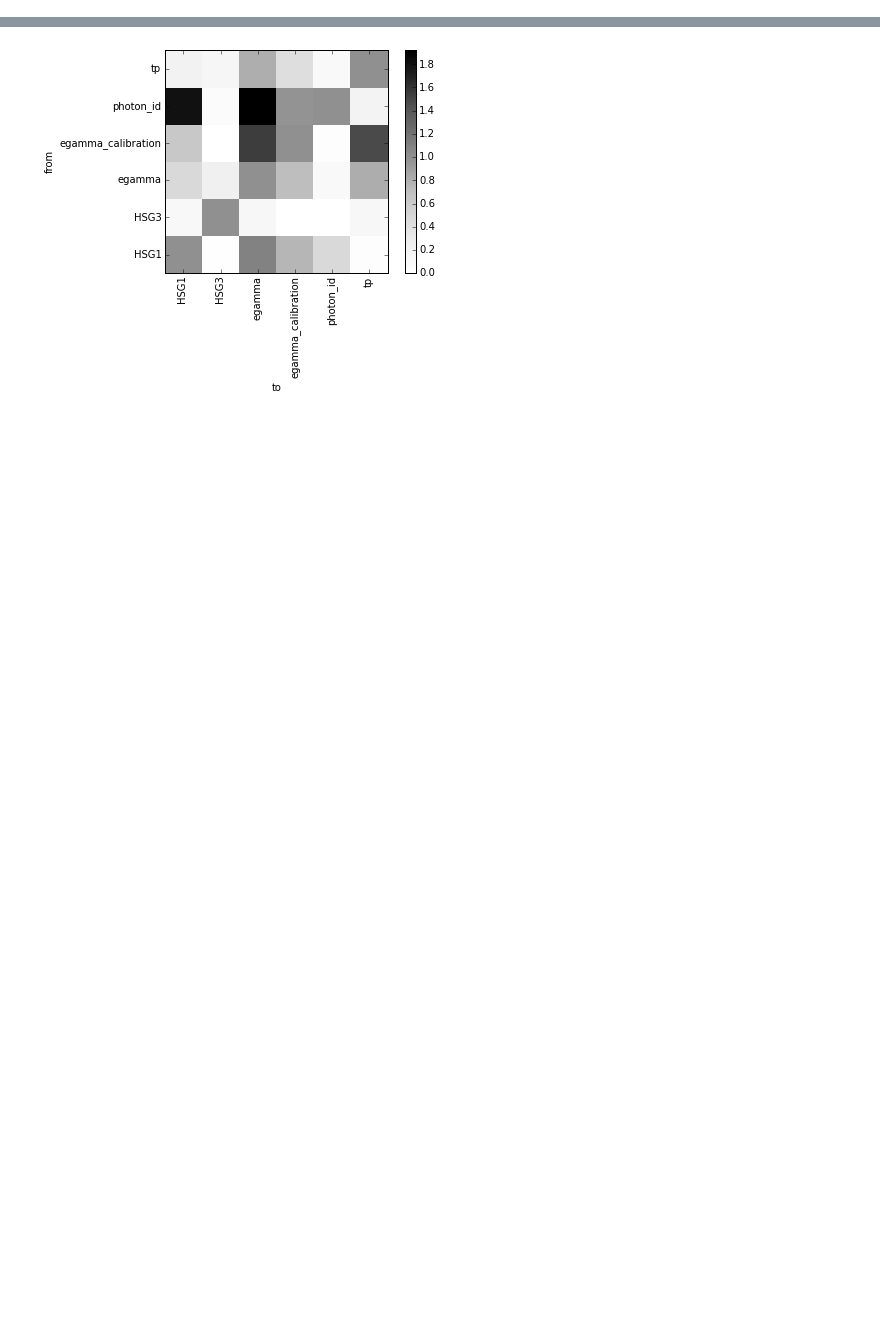
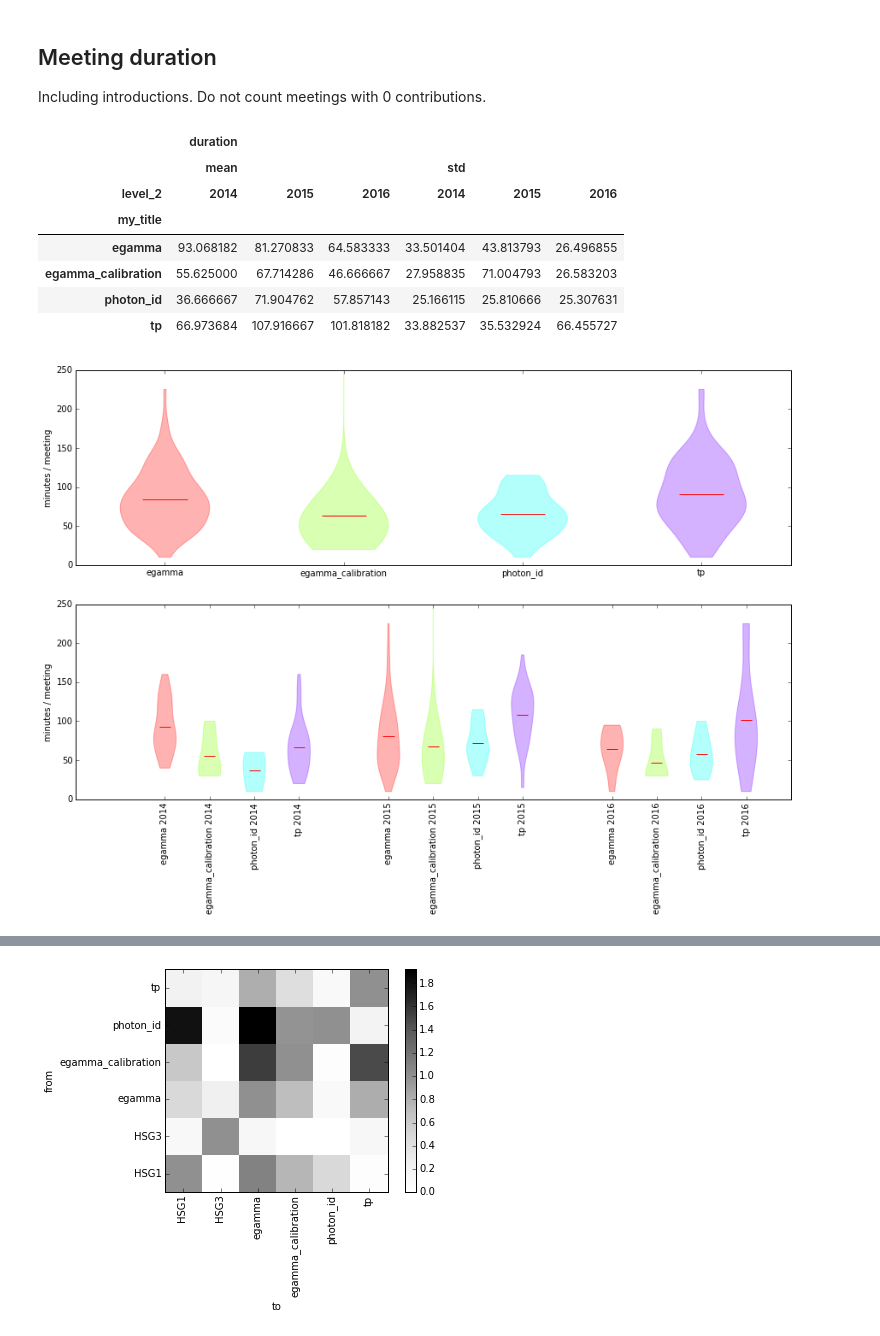
Before and after one commit to wiso/indico_statistics, a Jupyter notebook: plot.ipynb, the cells around one changed output, grey strips where cells are left out. Drawn from its saved outputs; the diff is of its cells as text; code cells hidden in the pictures; blank space fills up the shorter version.

```diff
--- a/plot.ipynb
+++ b/plot.ipynb
@@ -54,0 +223,43 @@ ax.legend()
+# %% [markdown]
+## Meeting duration
+Including introductions. Do not count meetings with 0 contributions.
+# %%
+f, axs = plt.subplots(2, 1, figsize=(15, 9), sharey=True)
+
+gr = df.groupby(['my_title', 'id_meeting'])["duration", 'my_title'].sum().reset_index().groupby('my_title')['duration']
+violins = axs[0].violinplot([v.as_matrix() for k, v in gr], showextrema=False, showmeans=True)
+keys = [k for k, v in df_meeting_grouped_by_mytitle['contributions']]
+for k, body in zip(keys, violins['bodies']):
+    body.set_color(cm.hsv(keys.index(k) / float(len(keys))))
+axs[0].set_xticks([1, 2, 3, 4])
+axs[0].set_xticklabels(keys)
+axs[0].set_ylabel('minutes / meeting')
+axs[0].set_ylim(0, 300)
+
+
+gr = df.groupby(('my_title', 'id_meeting', df['date_meeting'].dt.year))["duration", 'my_title'].sum()
+gr = gr.reset_index().groupby(('my_title', 'level_2'))
+keys = [k for k, v in gr]
+title_keys = list(np.unique([k[0] for k in keys]))
+years_keys = list(np.unique([k[1] for k in keys]))
+pos = [years_keys.index(k[1]) * (len(title_keys) + 1) + title_keys.index(k[0]) for k in keys]
+violins = axs[1].violinplot([v['duration'].as_matrix() for k, v in gr], showextrema=False, showmeans=True, positions=pos)
+
+for k, body in zip(keys, violins['bodies']):
+    body.set_color(cm.hsv(title_keys.index(k[0]) / float(len(title_keys))))
+axs[1].set_xticks(pos)
+axs[1].set_xticklabels([' '.join(map(str, k)) for k in keys], rotation='vertical')
+axs[1].set_ylabel('minutes / meeting')
+axs[1].set_ylim(0, 250)
+
+gr.aggregate(['mean', 'std']).unstack()
+# %% [output]
+|  | duration |  |  |  |  |  |
+|  | mean |  |  | std |  |  |
+| level_2 | 2014 | 2015 | 2016 | 2014 | 2015 | 2016 |
+| my_title |  |  |  |  |  |  |
+| egamma | 93.068182 | 81.270833 | 64.583333 | 33.501404 | 43.813793 | 26.496855 |
+| egamma_calibration | 55.625000 | 67.714286 | 46.666667 | 27.958835 | 71.004793 | 26.583203 |
+| photon_id | 36.666667 | 71.904762 | 57.857143 | 25.166115 | 25.810666 | 25.307631 |
+| tp | 66.973684 | 107.916667 | 101.818182 | 33.882537 | 35.532924 | 66.455727 |
+[figure, added]
```
Also changed, not shown: parts of 49 cells of this notebook, 1 other file.
